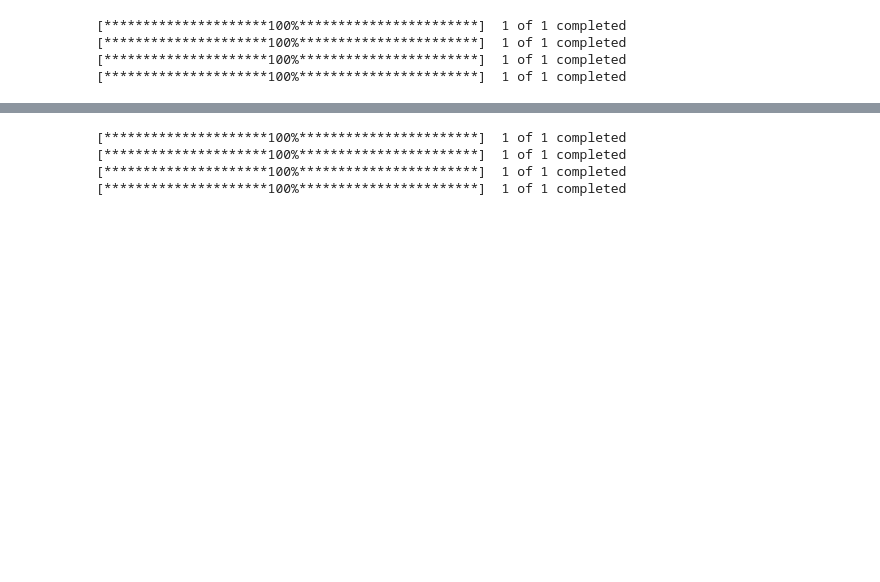
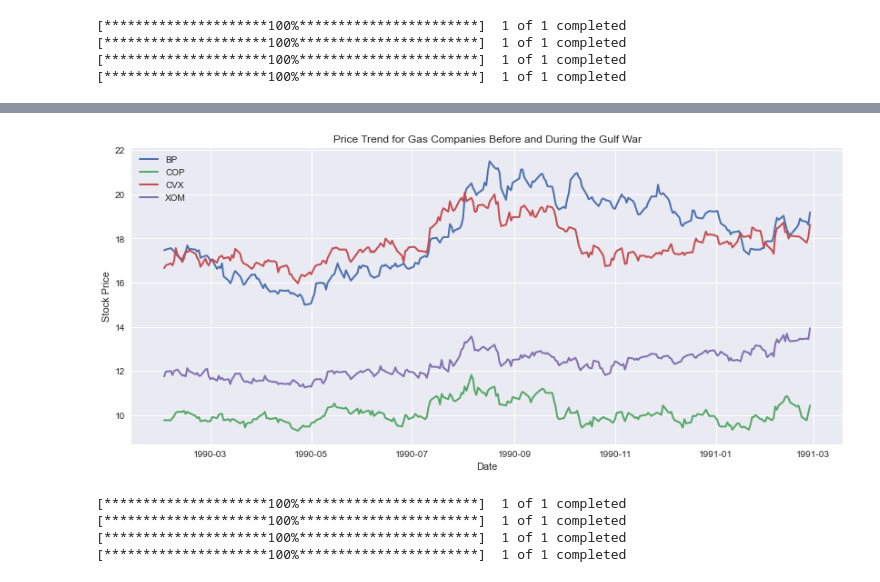
Before and after one commit to lrb924/Collateral_Damage, a Jupyter notebook: lara.ipynb, the cells around one changed output, grey strips where cells are left out. Saved outputs shown, nothing was run; the diff lists cells and outputs as text; code cells hidden in the pictures; blank space fills up the shorter version.

```diff
--- a/lara.ipynb
+++ b/lara.ipynb
@@ -44,3 +45,7 @@ gas_gulf_df
 # %%
 # Convert dataframe to csv
 gas_gulf_df.to_csv("gas_gulf.csv")
+# %%
+gas_gulf_df = gas_gulf_df.drop(columns=["Open", "High", "Low", "Adj Close", "Volume"])
+# %%
+gas_gulf_df = gas_gulf_df.pivot(columns = "ticker", values = "Close")
@@ -47,3 +69,27 @@ gas_gulf_df.to_csv("gas_gulf.csv")
+# %%
+def plot_graph(df, title:str, y_label: str):
+
+        ## graphing the data
+
+    cols =[col for col in df.columns]
+
+    fig,ax = plt.subplots(1,1, figsize = (14,6))
+    plt.style.use("seaborn")
+
+    for c in cols:
+        ax.plot(c, linewidth=2, data=df)
+        ax.set_title(title)
+        plt.xlabel("Date")
+        plt.ylabel(y_label)
+
+        handles,labels = ax.get_legend_handles_labels()
+        ax.legend(handles, labels, loc="upper left", prop = {"size":10})
+
+    plt.show()
+# %%
+plot_graph(gas_gulf_df, title="Price Trend for Gas Companies Before and During the Gulf War", y_label="Stock Price")
+# %% [output]
+[figure, added]
 # %%
 # Get gas stock data for Russia-Ukraine Invasion
 tickerStrings = ["XOM", "BP", "COP", "CVX"]
```
Also changed, not shown: parts of 9 cells of this notebook, 1 other file.
